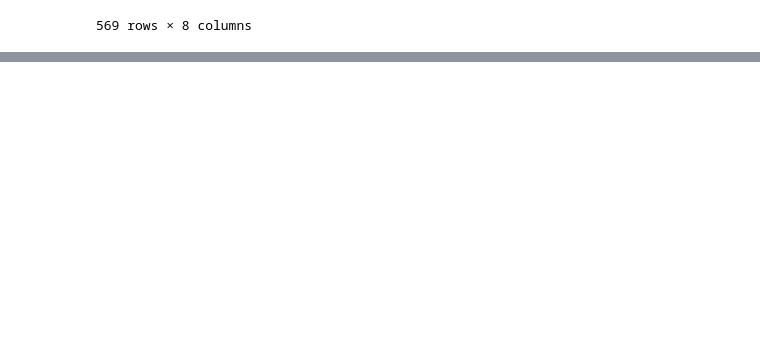
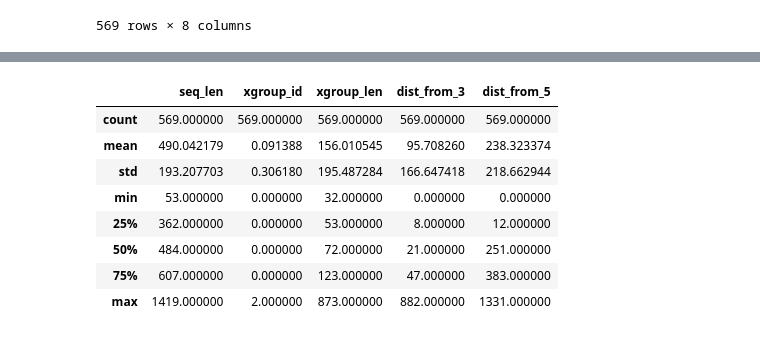
Before and after one commit to flayner2/lab_data_analysis, a Jupyter notebook: notebooks/analyze_vector_masking_data.ipynb, the cells around one changed output, grey strips where cells are left out. Saved outputs shown, nothing was run; the diff lists cells and outputs as text; code cells hidden in the pictures; blank space fills up the shorter version.

```diff
--- a/notebooks/analyze_vector_masking_data.ipynb
+++ b/notebooks/analyze_vector_masking_data.ipynb
@@ -50,0 +72,12 @@ xgroups_data
+# %%
+xgroups_data.describe()
+# %% [output]
+|  | seq_len | xgroup_id | xgroup_len | dist_from_3 | dist_from_5 |
+| count | 569.000000 | 569.000000 | 569.000000 | 569.000000 | 569.000000 |
+| mean | 490.042179 | 0.091388 | 156.010545 | 95.708260 | 238.323374 |
+| std | 193.207703 | 0.306180 | 195.487284 | 166.647418 | 218.662944 |
+| min | 53.000000 | 0.000000 | 32.000000 | 0.000000 | 0.000000 |
+| 25% | 362.000000 | 0.000000 | 53.000000 | 8.000000 | 12.000000 |
+| 50% | 484.000000 | 0.000000 | 72.000000 | 21.000000 | 251.000000 |
+| 75% | 607.000000 | 0.000000 | 123.000000 | 47.000000 | 383.000000 |
+| max | 1419.000000 | 2.000000 | 873.000000 | 882.000000 | 1331.000000 |
```
Also changed, not shown: parts of 11 cells of this notebook.
